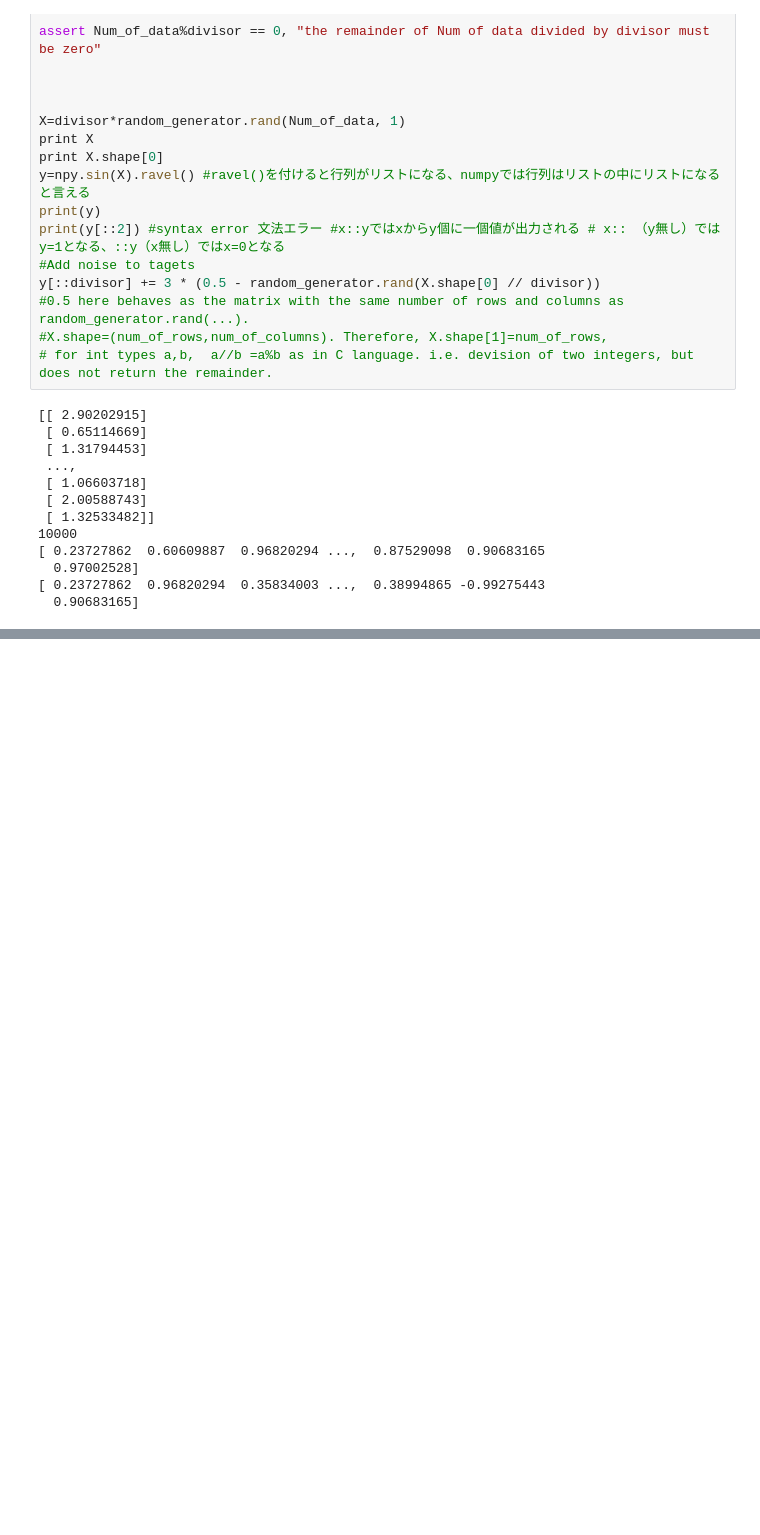
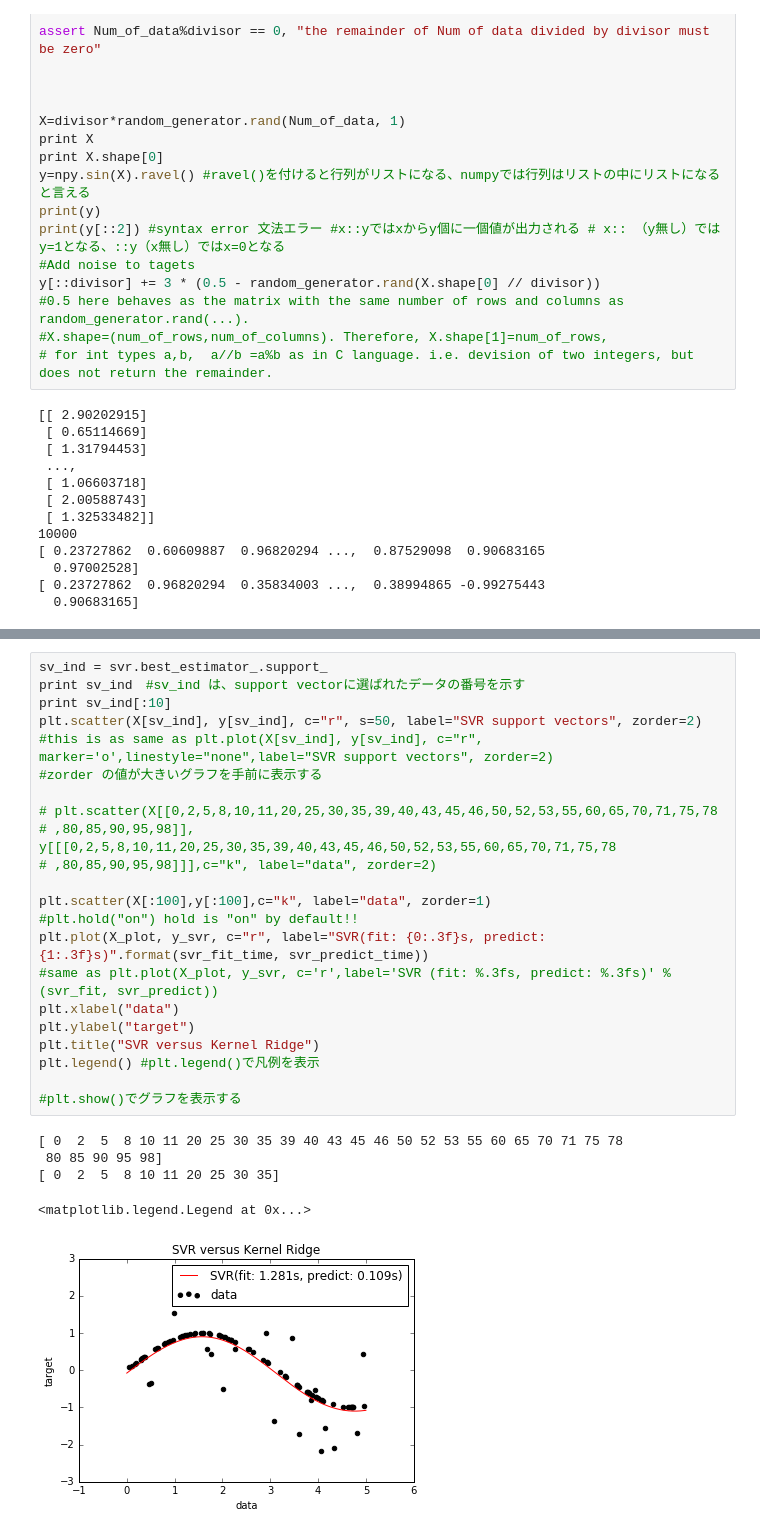
Before and after one commit to KensakuNakamura/data_analysis_practice, a Jupyter notebook: SVR_practice.ipynb, the cells around one changed output, grey strips where cells are left out. Drawn from its saved outputs; the diff is of its cells as text; blank space fills up the shorter version.

```diff
--- a/SVR_practice.ipynb
+++ b/SVR_practice.ipynb
@@ -154,0 +137,28 @@ svr.cv_results_ #svrの結果をまとめて表示
+# %%
+sv_ind = svr.best_estimator_.support_
+print sv_ind　#sv_ind は、support vectorに選ばれたデータの番号を示す
+print sv_ind[:10]
+plt.scatter(X[sv_ind], y[sv_ind], c="r", s=50, label="SVR support vectors", zorder=2)
+#this is as same as plt.plot(X[sv_ind], y[sv_ind], c="r", marker='o',linestyle="none",label="SVR support vectors", zorder=2)
+#zorder の値が大きいグラフを手前に表示する
+
+# plt.scatter(X[[0,2,5,8,10,11,20,25,30,35,39,40,43,45,46,50,52,53,55,60,65,70,71,75,78
+# ,80,85,90,95,98]], y[[[0,2,5,8,10,11,20,25,30,35,39,40,43,45,46,50,52,53,55,60,65,70,71,75,78
+# ,80,85,90,95,98]]],c="k", label="data", zorder=2)
+
+plt.scatter(X[:100],y[:100],c="k", label="data", zorder=1)
+#plt.hold("on") hold is "on" by default!!
+plt.plot(X_plot, y_svr, c="r", label="SVR(fit: {0:.3f}s, predict: {1:.3f}s)".format(svr_fit_time, svr_predict_time))
+#same as plt.plot(X_plot, y_svr, c='r',label='SVR (fit: %.3fs, predict: %.3fs)' % (svr_fit, svr_predict))
+plt.xlabel("data")
+plt.ylabel("target")
+plt.title("SVR versus Kernel Ridge")
+plt.legend() #plt.legend()で凡例を表示
+
+#plt.show()でグラフを表示する
+# %% [output]
+[ 0  2  5  8 10 11 20 25 30 35 39 40 43 45 46 50 52 53 55 60 65 70 71 75 78
+ 80 85 90 95 98]
+[ 0  2  5  8 10 11 20 25 30 35]
+<matplotlib.legend.Legend at 0x...>
+[figure, added]
```
Also changed, not shown: parts of 7 cells of this notebook, 3 other files.
